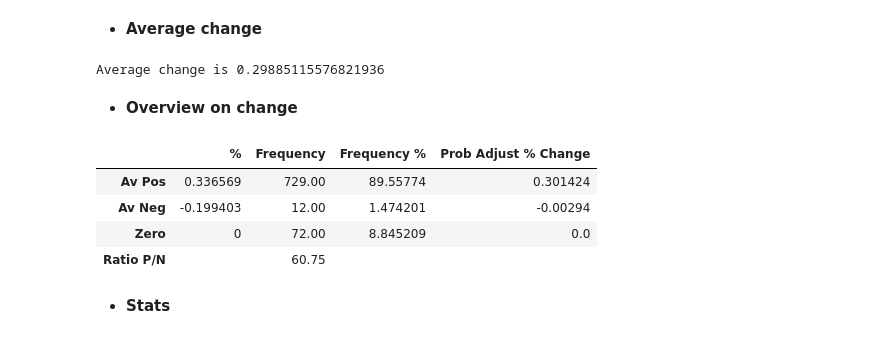
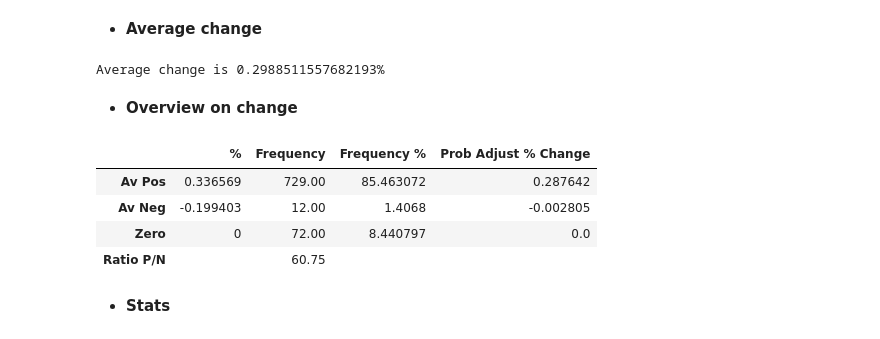
Before and after one commit to mod7ex/macro, a Jupyter notebook: Endogenous/CPILFESL.ipynb, the cells around one changed output. Saved outputs shown, nothing was run; the diff lists cells and outputs as text; code cells hidden in the pictures.

```diff
--- a/Endogenous/CPILFESL.ipynb
+++ b/Endogenous/CPILFESL.ipynb
@@ -9,7 +13,7 @@ CPILFESL_df = pd.read_csv('data/inflation/CPILFESL.csv')
 CPILFESL_df['DATE'] = pd.to_datetime(CPILFESL_df['DATE'])
 CPILFESL_df.set_index('DATE', inplace=True)
 
-CPILFESL_df['^ %'] = CPILFESL_df['CPILFESL'].pct_change() * 100
+CPILFESL_df['^ %'] = CPILFESL_df['CPILFESL'].pct_change()
 
 CPILFESL_df.tail()
 # %% [output]
@@ -22,0 +29,8 @@ CPILFESL_df.tail()
+# %%
+real_GDP_df = pd.read_csv('data/gdp/A191RL1Q225SBEA.csv')
+
+real_GDP_df['DATE'] = pd.to_datetime(real_GDP_df['DATE'])
+real_GDP_df.set_index('DATE', inplace=True)
+real_GDP_df.columns = ['Real GDP']
+
+real_GDP_df.tail()
@@ -22,0 +47,4 @@ CPILFESL_df.tail()
+# %%
+df = pd.merge(CPILFESL_df, real_GDP_df, left_index=True, right_index=True, how='outer')
+
+df.head(10)
@@ -25,54 +66,54 @@ CPILFESL_df.tail()
 # %% [markdown]
 - **Average change**
 # %%
-print(f"Average change is {CPILFESL_df['^ %'].mean()}")
+print(f"Average change is {df['^ %'].mean() * 100}%")
 # %% [output]
-Average change is 0.29885115576821936
+Average change is 0.2988511557682193%
 # %% [markdown]
 - **Overview on change**
 # %%
-positive_filter = CPILFESL_df['^ %'] > 0
-negative_filter = CPILFESL_df['^ %'] < 0
-zero_filter = CPILFESL_df['^ %'] == 0
+positive_filter = df['^ %'] > 0
+negative_filter = df['^ %'] < 0
+zero_filter = df['^ %'] == 0
 
 # count
-total_items = len(CPILFESL_df)
+total_items = len(df)
 
 # average change
 avg_change = [
-    CPILFESL_df[positive_filter]['^ %'].mean(),
-    CPILFESL_df[negative_filter]['^ %'].mean(),
+    df[positive_filter]['^ %'].mean(),
+    df[negative_filter]['^ %'].mean(),
     0,
     ""
 ]
 
 # frequency
 frequency = [
-    CPILFESL_df[positive_filter]['^ %'].count(),
-    CPILFESL_df[negative_filter]['^ %'].count(),
-    CPILFESL_df[zero_filter]['^ %'].count()
+    df[positive_filter]['^ %'].count(),
+    df[negative_filter]['^ %'].count(),
+    df[zero_filter]['^ %'].count()
 ]
 frequency.append(frequency[0]/frequency[1])
 
 # frequency pct
 frequency_pct = [100 * frequency[i]/total_items for i in range(3)]
 frequency_pct.append("")
 
 # Prob adj
-prob_adj = [frequency_pct[i] * avg_change[i]/100 for i in range(3)]
+prob_adj = [frequency_pct[i] * avg_change[i] for i in range(3)]
 prob_adj.append("")
 
 pd.DataFrame({
-    "%": avg_change,
+    "%": [x * 100 for x in avg_change],
     "Frequency": frequency,
     "Frequency %": frequency_pct,
     "Prob Adjust % Change": prob_adj,
 }, index=["Av Pos", "Av Neg", "Zero", "Ratio P/N"])
 # %% [output]
 |  | % | Frequency | Frequency % | Prob Adjust % Change |
-| Av Pos | 0.336569 | 729.00 | 89.55774 | 0.301424 |
-| Av Neg | -0.199403 | 12.00 | 1.474201 | -0.00294 |
-| Zero | 0 | 72.00 | 8.845209 | 0.0 |
+| Av Pos | 0.336569 | 729.00 | 85.463072 | 0.287642 |
+| Av Neg | -0.199403 | 12.00 | 1.4068 | -0.002805 |
+| Zero | 0 | 72.00 | 8.440797 | 0.0 |
 | Ratio P/N |  | 60.75 |  |  |
 # %% [markdown]
 - **Stats**
```
Also changed, not shown: parts of 26 cells of this notebook.
